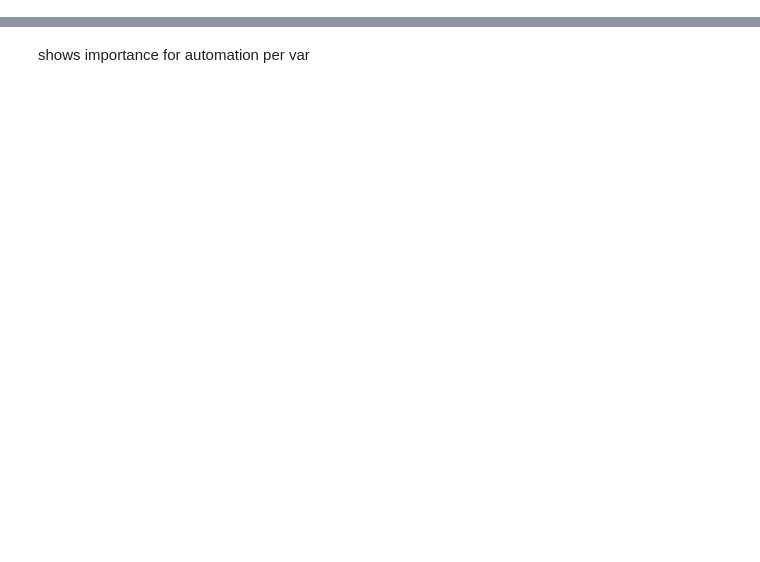
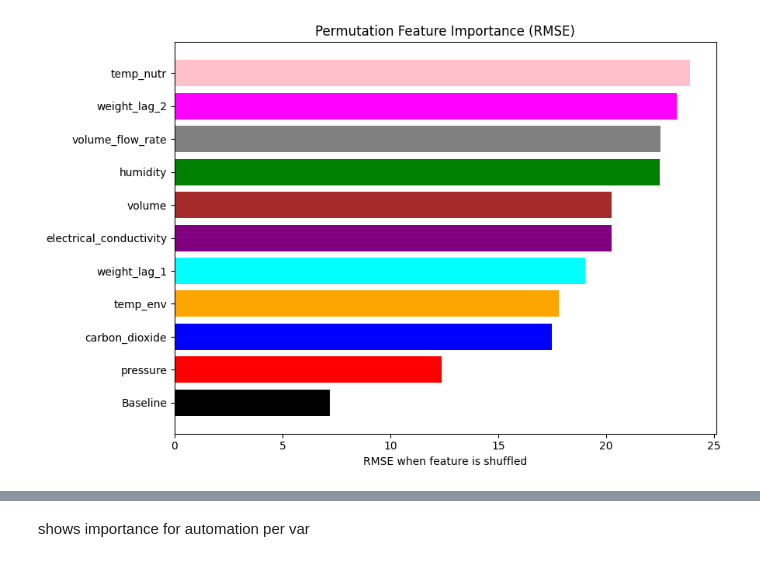
Before and after one commit to GerardoG2/plant-health-status, a Jupyter notebook: Notebooks/NeuralNetwork.ipynb, the cells around one changed output, grey strips where cells are left out. Drawn from its saved outputs; the diff is of its cells as text; code cells hidden in the pictures; blank space fills up the shorter version.

```diff
--- a/Notebooks/NeuralNetwork.ipynb
+++ b/Notebooks/NeuralNetwork.ipynb
@@ -213,0 +234,78 @@ temp_env                   +4.1704 RMSE
+# %%
+import numpy as np
+import torch
+import matplotlib.pyplot as plt
+
+# ---- Permutation importance ----
+def rmse(y_pred, y_true):
+    return np.sqrt(np.mean((y_pred - y_true)**2))
+
+model.eval()
+
+# baseline predictions
+with torch.no_grad():
+    base_preds = model(X_test_tensor).cpu().numpy()
+base_rmse = rmse(base_preds, y_test_tensor.cpu().numpy())
+
+perm_results = []
+X_test_base = X_test_tensor.clone()
+
+for j, name in enumerate(feature_names):
+    X_perm = X_test_base.clone()
+
+    # shuffle feature j
+    idx = torch.randperm(X_perm.shape[0])
+    X_perm[:, j] = X_perm[idx, j]
+
+    # predictions with shuffled feature
+    with torch.no_grad():
+        preds = model(X_perm).cpu().numpy()
+
+    perm_rmse = rmse(preds, y_test_tensor.cpu().numpy())
+    perm_results.append((name, perm_rmse))  # store absolute RMSE
+
+# sort by permuted RMSE (largest first)
+perm_results.sort(key=lambda x: x[1], reverse=True)
+
+print("Baseline RMSE:", base_rmse)
+print("\nPermutation results (larger RMSE = more important):")
+for name, prm in perm_results:
+    print(f"{name:25s}  RMSE={prm:.4f}  (Δ={prm-base_rmse:+.4f})")
+
+# ---- Bar plot ----
+
+# dictionary for colors of coefficients
+coef_colors = {
+    'carbon_dioxide': 'blue',
+    'temp_env': 'orange',
+    'humidity': 'green',
+    'pressure': 'red',
+    'electrical_conductivity': 'purple',
+    'volume': 'brown',
+    'temp_nutr': 'pink',
+    'volume_flow_rate': 'gray',
+    'weight_lag_1': 'cyan',
+    'weight_lag_2': 'magenta'
+}
+
+baseline_color = "black"  # distinct color for baseline
+
+names = [n for n, _ in perm_results]
+rmses = [r for _, r in perm_results]
+colors = [coef_colors.get(name, 'black') for name in names]
+
+# Add baseline as an extra row (so it appears on the plot)
+names_plot = names + ["Baseline"]
+rmses_plot = rmses + [base_rmse]
+colors_plot = colors + [baseline_color]
+
+plt.figure(figsize=(9, 6))
+plt.barh(names_plot[::-1], rmses_plot[::-1], color=colors_plot[::-1])  # reverse so largest on top
+
+plt.xlabel("RMSE when feature is shuffled")
+plt.title("Permutation Feature Importance (RMSE)")
+plt.tight_layout()
+
+plt.savefig('../Figures/permutation_importance.png', bbox_inches='tight')
+plt.show()
+# %% [output]
@@ -213,0 +325 @@ temp_env                   +4.1704 RMSE
+[figure, added]
```
Also changed, not shown: parts of 7 cells of this notebook, 10 other files.
